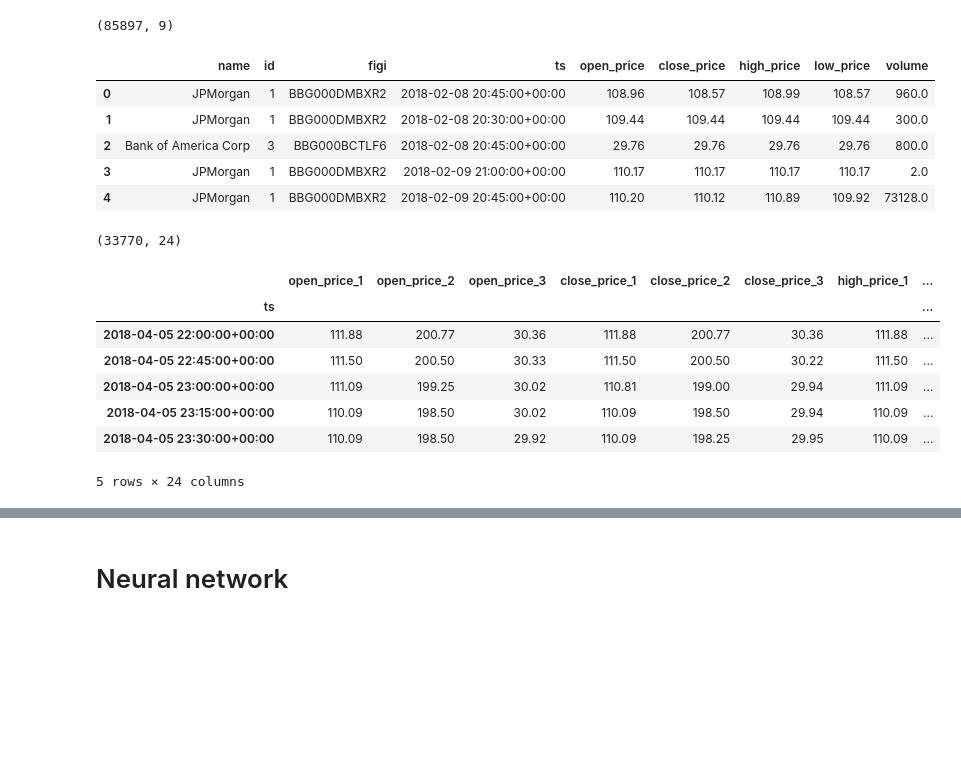
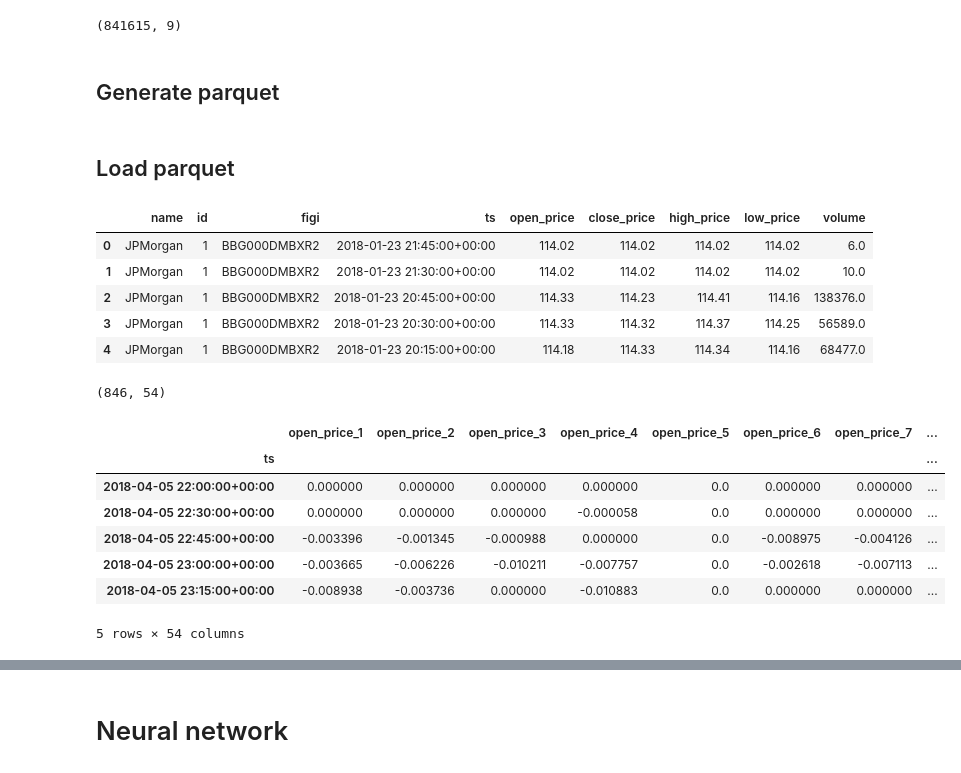
Before and after one commit to crabio/tinkoff-invest-bot, a Jupyter notebook: candles_analyzer/main.ipynb, the cells around one changed output, grey strips where cells are left out. Saved outputs shown, nothing was run; the diff lists cells and outputs as text; code cells hidden in the pictures; blank space fills up the shorter version.

```diff
--- a/candles_analyzer/main.ipynb
+++ b/candles_analyzer/main.ipynb
@@ -27,8 +29,7 @@ df = pd.read_sql("""
 SELECT name, instrument.id, figi, ts, open_price, close_price, high_price, low_price, volume
 FROM candle
 LEFT JOIN instrument
- ON candle.instrument_id=instrument.id
-WHERE instrument.id < 4""", dbConnection);
+ ON candle.instrument_id=instrument.id""", dbConnection);
 
 pd.set_option('display.expand_frame_repr', False);
 
@@ -38,4 +39,6 @@ dbConnection.close();
 # Print the DataFrame
 df.shape
 # %% [output]
-(85897, 9)
+(841615, 9)
+# %% [markdown]
+## Generate parquet
@@ -42,12 +47,16 @@ df.shape
+# %% [markdown]
+## Load parquet
+# %%
+df = pd.read_parquet("data.parquet")
 # %%
 df.head()
 # %% [output]
 |  | name | id | figi | ts | open_price | close_price | high_price | low_price | volume |
-| 0 | JPMorgan | 1 | BBG000DMBXR2 | 2018-02-08 20:45:00+00:00 | 108.96 | 108.57 | 108.99 | 108.57 | 960.0 |
-| 1 | JPMorgan | 1 | BBG000DMBXR2 | 2018-02-08 20:30:00+00:00 | 109.44 | 109.44 | 109.44 | 109.44 | 300.0 |
-| 2 | Bank of America Corp | 3 | BBG000BCTLF6 | 2018-02-08 20:45:00+00:00 | 29.76 | 29.76 | 29.76 | 29.76 | 800.0 |
-| 3 | JPMorgan | 1 | BBG000DMBXR2 | 2018-02-09 21:00:00+00:00 | 110.17 | 110.17 | 110.17 | 110.17 | 2.0 |
-| 4 | JPMorgan | 1 | BBG000DMBXR2 | 2018-02-09 20:45:00+00:00 | 110.20 | 110.12 | 110.89 | 109.92 | 73128.0 |
+| 0 | JPMorgan | 1 | BBG000DMBXR2 | 2018-01-23 21:45:00+00:00 | 114.02 | 114.02 | 114.02 | 114.02 | 6.0 |
+| 1 | JPMorgan | 1 | BBG000DMBXR2 | 2018-01-23 21:30:00+00:00 | 114.02 | 114.02 | 114.02 | 114.02 | 10.0 |
+| 2 | JPMorgan | 1 | BBG000DMBXR2 | 2018-01-23 20:45:00+00:00 | 114.33 | 114.23 | 114.41 | 114.16 | 138376.0 |
+| 3 | JPMorgan | 1 | BBG000DMBXR2 | 2018-01-23 20:30:00+00:00 | 114.33 | 114.32 | 114.37 | 114.25 | 56589.0 |
+| 4 | JPMorgan | 1 | BBG000DMBXR2 | 2018-01-23 20:15:00+00:00 | 114.18 | 114.33 | 114.34 | 114.16 | 68477.0 |
 # %%
 df_data_set = pd.DataFrame()
 
@@ -64,42 +73,56 @@ for metric_name in metric_names:
     df_data_set = pd.concat([df_data_set, df_buf], axis=1, sort=False)
 
 # Add timestamp features
 df_data_set['year'] = df_data_set.index.year
 df_data_set['month'] = df_data_set.index.month
 df_data_set['day'] = df_data_set.index.day
 df_data_set['weekday'] = df_data_set.index.weekday
 df_data_set['hour'] = df_data_set.index.hour
 df_data_set['minute'] = df_data_set.index.minute
 
-
 # Add target column
 target_name = 'open_price'
 # Pivot table and create data set part with single metric
 df_buf = df.pivot(index='ts', columns='id')[target_name]
 # Add target metric
 df_buf = df_buf.shift(-1)
 # Rename column
 df_buf.columns = ['target_%d' % x for x in df_buf.columns]
 # Concat dataset
 df_data_set = pd.concat([df_data_set, df_buf], axis=1, sort=False)
 
-
 # Fill NAN
 df_data_set = df_data_set.fillna(method='ffill')
 
 # Remove nan
 df_data_set = df_data_set.dropna()
 
+# Create non time columns list
+# data_columns_list = [x for x in df_data_set.columns if re.match('.*_\d+', x) is not None]
+# # Calc percentage
+# df_data_set[data_columns_list] /= df_data_set[data_columns_list].iloc[0]
+# # Calc derivative for each column
+# df_data_set[data_columns_list] = df_data_set[data_columns_list].diff()
+# # Fill first row with zeros
+# df_data_set = df_data_set.fillna(0)
+
+# Calc percentage
+df_data_set /= df_data_set.iloc[0]
+# Calc derivative for each column
+df_data_set = df_data_set[data_columns_list].diff()
+# Fill first row with zeros
+df_data_set = df_data_set.fillna(0)
+
 print(df_data_set.shape)
 df_data_set.head()
 # %% [output]
-(33770, 24)
+(846, 54)
-|  | open_price_1 | open_price_2 | open_price_3 | close_price_1 | close_price_2 | close_price_3 | high_price_1 | ... |
+|  | open_price_1 | open_price_2 | open_price_3 | open_price_4 | open_price_5 | open_price_6 | open_price_7 | ... |
 | ts |  |  |  |  |  |  |  | ... |
-| 2018-04-05 22:00:00+00:00 | 111.88 | 200.77 | 30.36 | 111.88 | 200.77 | 30.36 | 111.88 | ... |
-| 2018-04-05 22:45:00+00:00 | 111.50 | 200.50 | 30.33 | 111.50 | 200.50 | 30.22 | 111.50 | ... |
-| 2018-04-05 23:00:00+00:00 | 111.09 | 199.25 | 30.02 | 110.81 | 199.00 | 29.94 | 111.09 | ... |
-| 2018-04-05 23:15:00+00:00 | 110.09 | 198.50 | 30.02 | 110.09 | 198.50 | 29.94 | 110.09 | ... |
-| 2018-04-05 23:30:00+00:00 | 110.09 | 198.50 | 29.92 | 110.09 | 198.25 | 29.95 | 110.09 | ... |
+| 2018-04-05 22:00:00+00:00 | 0.000000 | 0.000000 | 0.000000 | 0.000000 | 0.0 | 0.000000 | 0.000000 | ... |
+| 2018-04-05 22:30:00+00:00 | 0.000000 | 0.000000 | 0.000000 | -0.000058 | 0.0 | 0.000000 | 0.000000 | ... |
+| 2018-04-05 22:45:00+00:00 | -0.003396 | -0.001345 | -0.000988 | 0.000000 | 0.0 | -0.008975 | -0.004126 | ... |
+| 2018-04-05 23:00:00+00:00 | -0.003665 | -0.006226 | -0.010211 | -0.007757 | 0.0 | -0.002618 | -0.007113 | ... |
+| 2018-04-05 23:15:00+00:00 | -0.008938 | -0.003736 | 0.000000 | -0.010883 | 0.0 | 0.000000 | 0.000000 | ... |
-5 rows × 24 columns
+5 rows × 54 columns
 # %%
```
Also changed, not shown: parts of 10 cells of this notebook, 1 other file.
